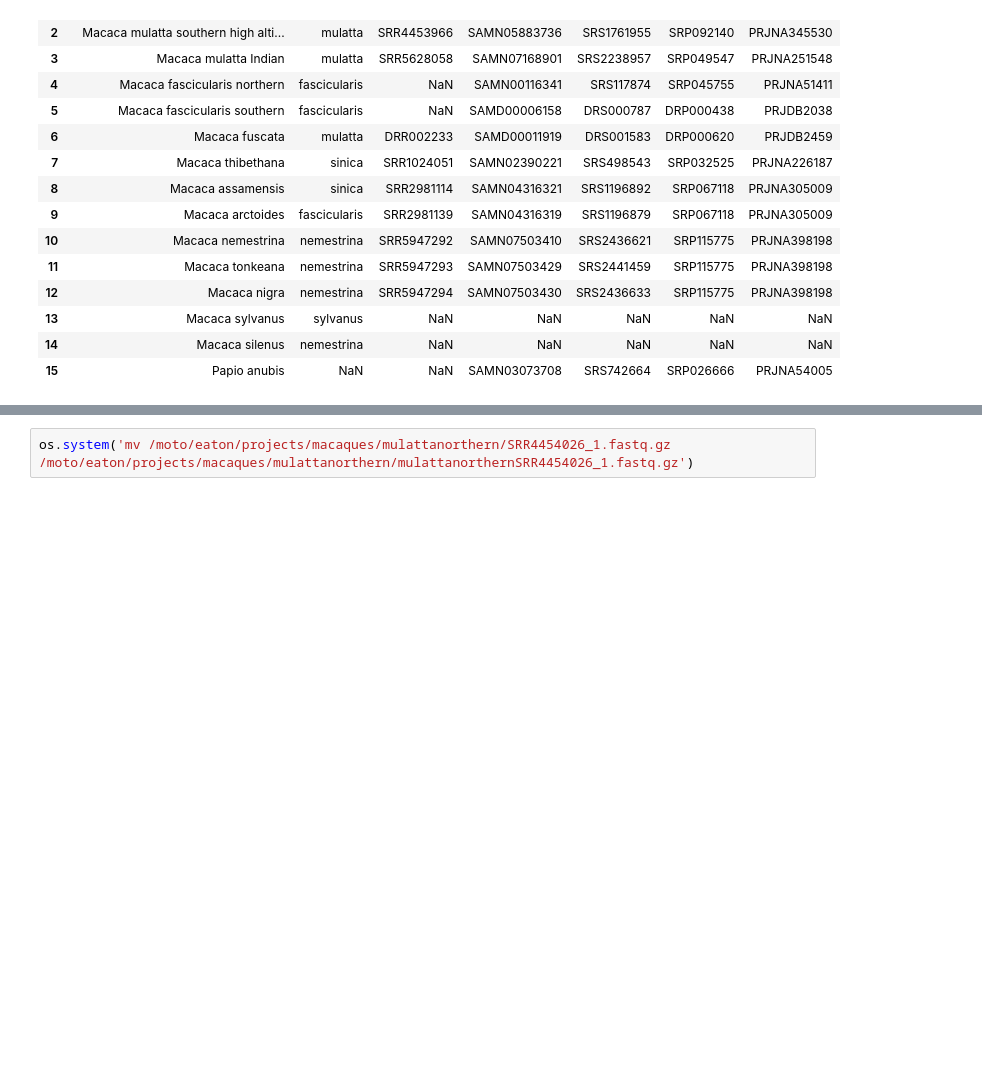
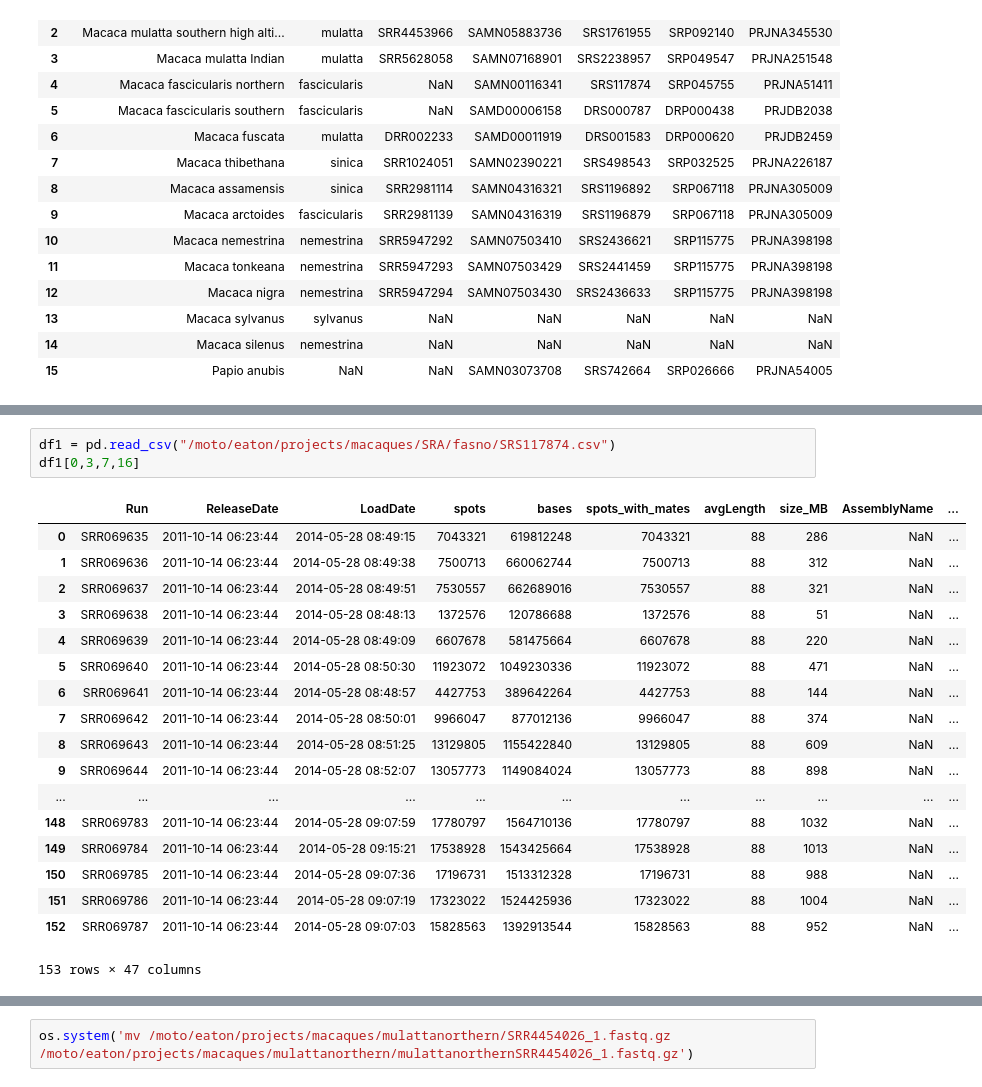
Before and after one commit to mistergroot/gatktutorial, a Jupyter notebook: 1-downloading-ref-and-sra.ipynb, the cells around one changed output, grey strips where cells are left out. Cells and saved outputs as stored; diff of their text form; blank space fills up the shorter version.

```diff
--- a/1-downloading-ref-and-sra.ipynb
+++ b/1-downloading-ref-and-sra.ipynb
@@ -58,0 +117,22 @@ For the purpose of this study I'll be processing each file one by one so I'll ju
+# %%
+df1 = pd.read_csv("/moto/eaton/projects/macaques/SRA/fasno/SRS117874.csv")
+df1[0,3,7,16]
+# %% [output]
+|  | Run | ReleaseDate | LoadDate | spots | bases | spots_with_mates | avgLength | size_MB | AssemblyName | ... |
+| 0 | SRR069635 | 2011-10-14 06:23:44 | 2014-05-28 08:49:15 | 7043321 | 619812248 | 7043321 | 88 | 286 | NaN | ... |
+| 1 | SRR069636 | 2011-10-14 06:23:44 | 2014-05-28 08:49:38 | 7500713 | 660062744 | 7500713 | 88 | 312 | NaN | ... |
+| 2 | SRR069637 | 2011-10-14 06:23:44 | 2014-05-28 08:49:51 | 7530557 | 662689016 | 7530557 | 88 | 321 | NaN | ... |
+| 3 | SRR069638 | 2011-10-14 06:23:44 | 2014-05-28 08:48:13 | 1372576 | 120786688 | 1372576 | 88 | 51 | NaN | ... |
+| 4 | SRR069639 | 2011-10-14 06:23:44 | 2014-05-28 08:49:09 | 6607678 | 581475664 | 6607678 | 88 | 220 | NaN | ... |
+| 5 | SRR069640 | 2011-10-14 06:23:44 | 2014-05-28 08:50:30 | 11923072 | 1049230336 | 11923072 | 88 | 471 | NaN | ... |
+| 6 | SRR069641 | 2011-10-14 06:23:44 | 2014-05-28 08:48:57 | 4427753 | 389642264 | 4427753 | 88 | 144 | NaN | ... |
+| 7 | SRR069642 | 2011-10-14 06:23:44 | 2014-05-28 08:50:01 | 9966047 | 877012136 | 9966047 | 88 | 374 | NaN | ... |
+| 8 | SRR069643 | 2011-10-14 06:23:44 | 2014-05-28 08:51:25 | 13129805 | 1155422840 | 13129805 | 88 | 609 | NaN | ... |
+| 9 | SRR069644 | 2011-10-14 06:23:44 | 2014-05-28 08:52:07 | 13057773 | 1149084024 | 13057773 | 88 | 898 | NaN | ... |
+| ... | ... | ... | ... | ... | ... | ... | ... | ... | ... | ... |
+| 148 | SRR069783 | 2011-10-14 06:23:44 | 2014-05-28 09:07:59 | 17780797 | 1564710136 | 17780797 | 88 | 1032 | NaN | ... |
+| 149 | SRR069784 | 2011-10-14 06:23:44 | 2014-05-28 09:15:21 | 17538928 | 1543425664 | 17538928 | 88 | 1013 | NaN | ... |
+| 150 | SRR069785 | 2011-10-14 06:23:44 | 2014-05-28 09:07:36 | 17196731 | 1513312328 | 17196731 | 88 | 988 | NaN | ... |
+| 151 | SRR069786 | 2011-10-14 06:23:44 | 2014-05-28 09:07:19 | 17323022 | 1524425936 | 17323022 | 88 | 1004 | NaN | ... |
+| 152 | SRR069787 | 2011-10-14 06:23:44 | 2014-05-28 09:07:03 | 15828563 | 1392913544 | 15828563 | 88 | 952 | NaN | ... |
+153 rows × 47 columns
```
Also changed, not shown: parts of 30 cells of this notebook, 2 other files.
